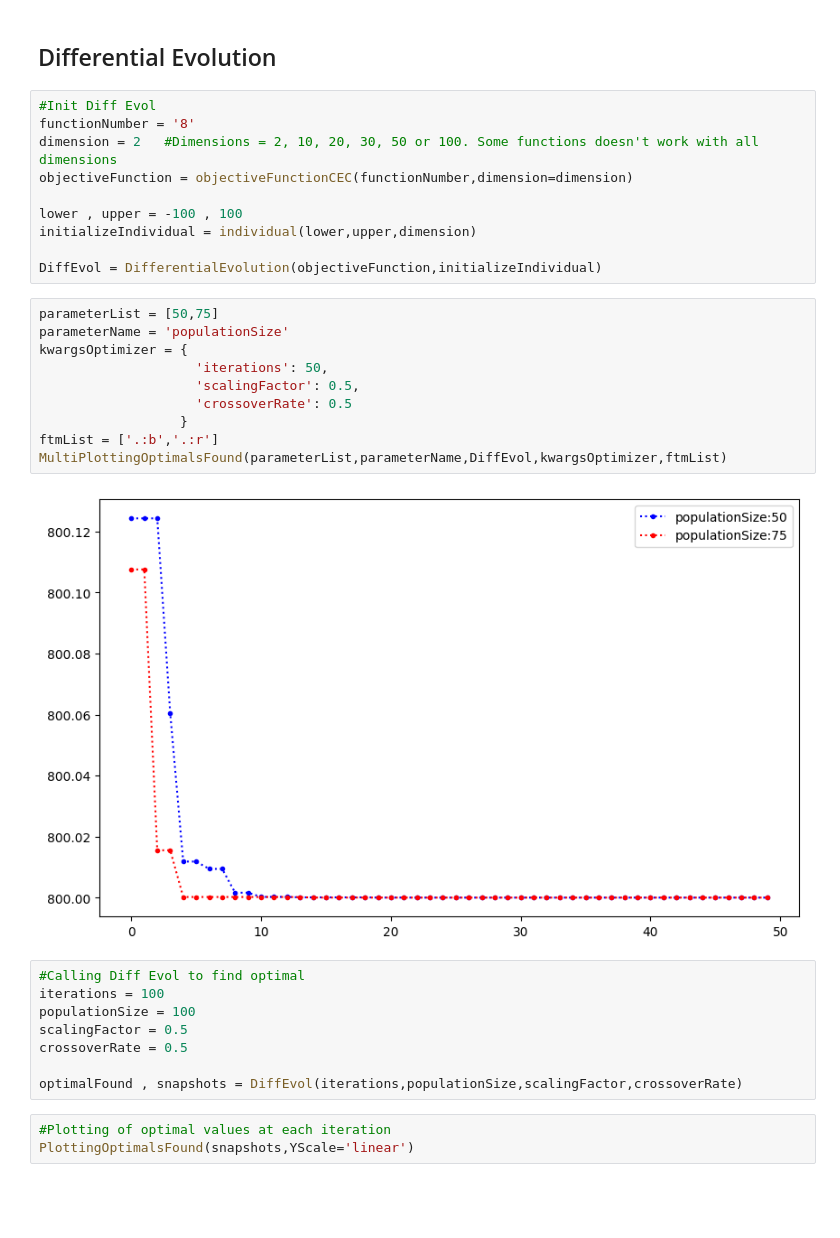
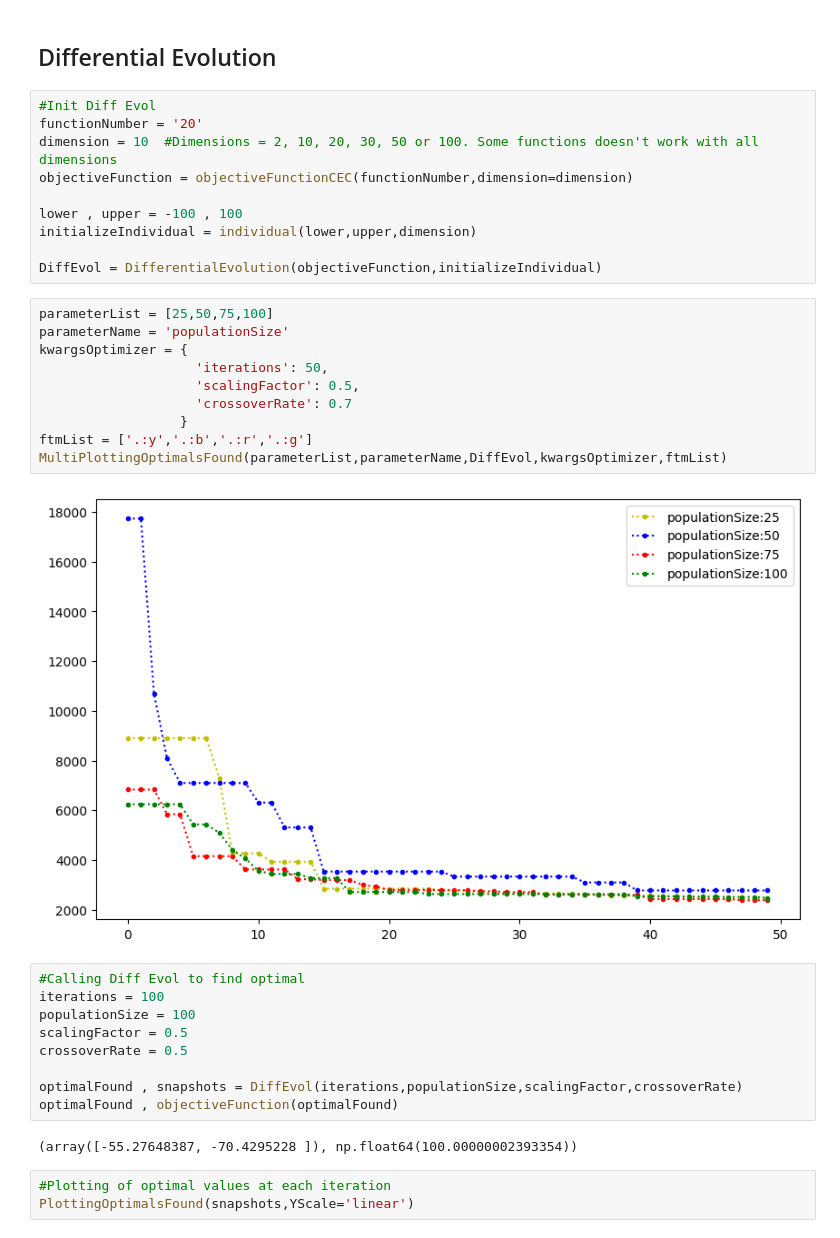
Before and after one commit to alexisuaguilaru/MetaPy, a Jupyter notebook: Testing/test_DifferentialEvolution.ipynb, the cells around one changed output. Drawn from its saved outputs; the diff is of its cells as text; blank space fills up the shorter version.

```diff
--- a/Testing/test_DifferentialEvolution.ipynb
+++ b/Testing/test_DifferentialEvolution.ipynb
@@ -23,8 +22,8 @@ ImportError: cannot import name 'MultiPlottingOptimalsFound' from 'PlottingFunct
 ## Differential Evolution
 # %%
 #Init Diff Evol
-functionNumber = '8'
-dimension = 2   #Dimensions = 2, 10, 20, 30, 50 or 100. Some functions doesn't work with all dimensions
+functionNumber = '20'
+dimension = 10  #Dimensions = 2, 10, 20, 30, 50 or 100. Some functions doesn't work with all dimensions
 objectiveFunction = objectiveFunctionCEC(functionNumber,dimension=dimension)
 
 lower , upper = -100 , 100
@@ -32,17 +31,17 @@ initializeIndividual = individual(lower,upper,dimension)
 
 DiffEvol = DifferentialEvolution(objectiveFunction,initializeIndividual)
 # %%
-parameterList = [50,75]
+parameterList = [25,50,75,100]
 parameterName = 'populationSize'
 kwargsOptimizer = {
                     'iterations': 50,
                     'scalingFactor': 0.5,
-                    'crossoverRate': 0.5
+                    'crossoverRate': 0.7
                   }
-ftmList = ['.:b','.:r']
+ftmList = ['.:y','.:b','.:r','.:g']
 MultiPlottingOptimalsFound(parameterList,parameterName,DiffEvol,kwargsOptimizer,ftmList)
 # %% [output]
-[figure, old version]
+[figure, new version]
 # %%
 #Calling Diff Evol to find optimal
 iterations = 100
@@ -51,6 +50,9 @@ scalingFactor = 0.5
 crossoverRate = 0.5
 
 optimalFound , snapshots = DiffEvol(iterations,populationSize,scalingFactor,crossoverRate)
+optimalFound , objectiveFunction(optimalFound)
+# %% [output]
+(array([-55.27648387, -70.4295228 ]), np.float64(100.00000002393354))
 # %%
 #Plotting of optimal values at each iteration
 PlottingOptimalsFound(snapshots,YScale='linear')
```
Also changed, not shown: parts of 2 cells of this notebook.
